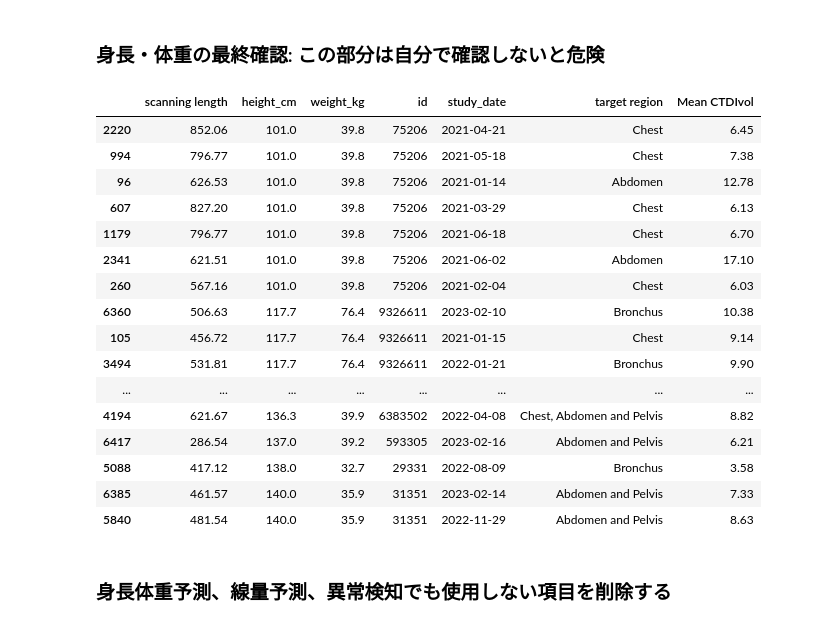
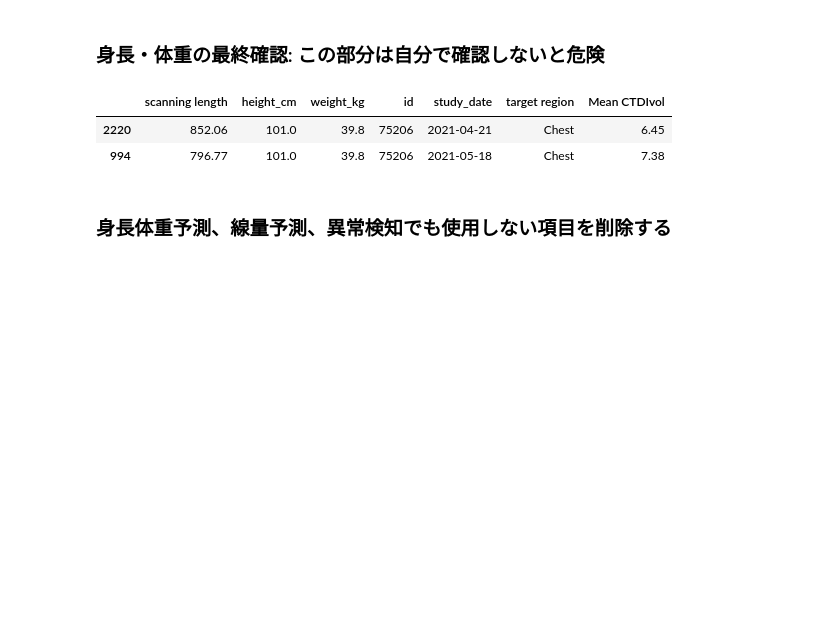
Before and after one commit to y-hiroki-radiotech/CT-dose-prediction, a Jupyter notebook: 1_data_cleaning_eda.ipynb, the cells around one changed output. Cells and saved outputs as stored; diff of their text form; code cells hidden in the pictures; blank space fills up the shorter version.

```diff
--- a/1_data_cleaning_eda.ipynb
+++ b/1_data_cleaning_eda.ipynb
@@ -40,25 +37,11 @@ df = drop_emergency_suspicious_height_weight(df)
 # %%
 index = df['height_cm'].sort_values(ascending=True)[:30].index.to_list()
 # %%
-df[['scanning length', 'height_cm', 'weight_kg', 'id', 'study_date', 'target region', 'Mean CTDIvol']].loc[index]
+df[['scanning length', 'height_cm', 'weight_kg', 'id', 'study_date', 'target region', 'Mean CTDIvol']].loc[index].head(2)
 # %% [output]
 |  | scanning length | height_cm | weight_kg | id | study_date | target region | Mean CTDIvol |
 | 2220 | 852.06 | 101.0 | 39.8 | 75206 | 2021-04-21 | Chest | 6.45 |
 | 994 | 796.77 | 101.0 | 39.8 | 75206 | 2021-05-18 | Chest | 7.38 |
-| 96 | 626.53 | 101.0 | 39.8 | 75206 | 2021-01-14 | Abdomen | 12.78 |
-| 607 | 827.20 | 101.0 | 39.8 | 75206 | 2021-03-29 | Chest | 6.13 |
-| 1179 | 796.77 | 101.0 | 39.8 | 75206 | 2021-06-18 | Chest | 6.70 |
-| 2341 | 621.51 | 101.0 | 39.8 | 75206 | 2021-06-02 | Abdomen | 17.10 |
-| 260 | 567.16 | 101.0 | 39.8 | 75206 | 2021-02-04 | Chest | 6.03 |
-| 6360 | 506.63 | 117.7 | 76.4 | 9326611 | 2023-02-10 | Bronchus | 10.38 |
-| 105 | 456.72 | 117.7 | 76.4 | 9326611 | 2021-01-15 | Chest | 9.14 |
-| 3494 | 531.81 | 117.7 | 76.4 | 9326611 | 2022-01-21 | Bronchus | 9.90 |
-| ... | ... | ... | ... | ... | ... | ... | ... |
-| 4194 | 621.67 | 136.3 | 39.9 | 6383502 | 2022-04-08 | Chest, Abdomen and Pelvis | 8.82 |
-| 6417 | 286.54 | 137.0 | 39.2 | 593305 | 2023-02-16 | Abdomen and Pelvis | 6.21 |
-| 5088 | 417.12 | 138.0 | 32.7 | 29331 | 2022-08-09 | Bronchus | 3.58 |
-| 6385 | 461.57 | 140.0 | 35.9 | 31351 | 2023-02-14 | Abdomen and Pelvis | 7.33 |
-| 5840 | 481.54 | 140.0 | 35.9 | 31351 | 2022-11-29 | Abdomen and Pelvis | 8.63 |
 # %%
 # 最終的な怪しいデータに関しては直接データを確認して削除する
 drop_ids = [75206, 9326611, 17049]
```
Also changed, not shown: parts of 4 cells of this notebook, 4 other files.
